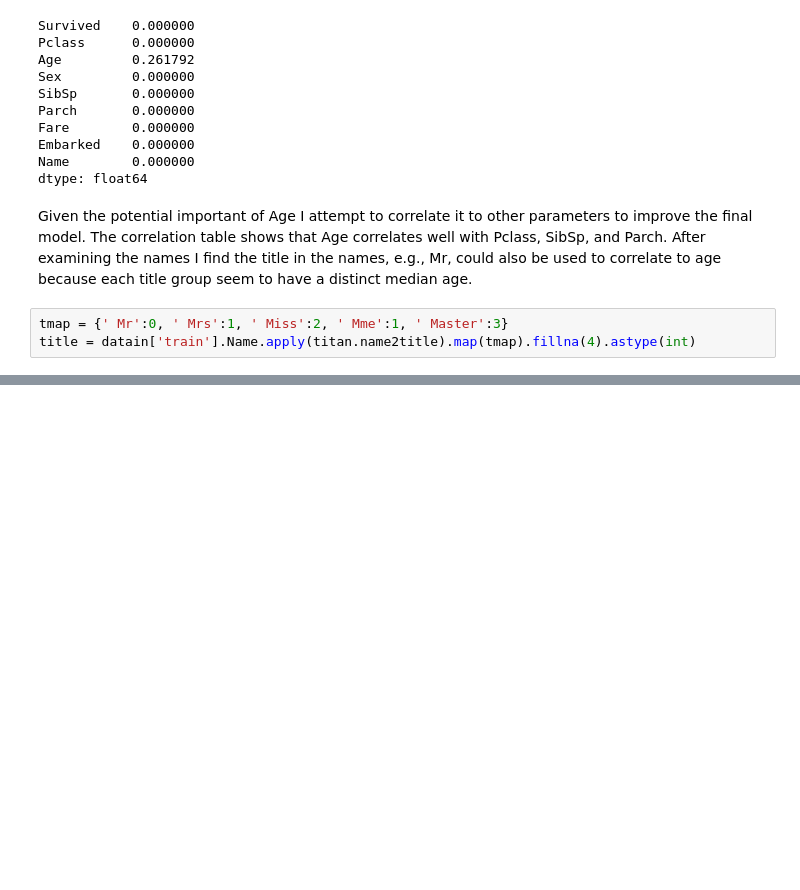
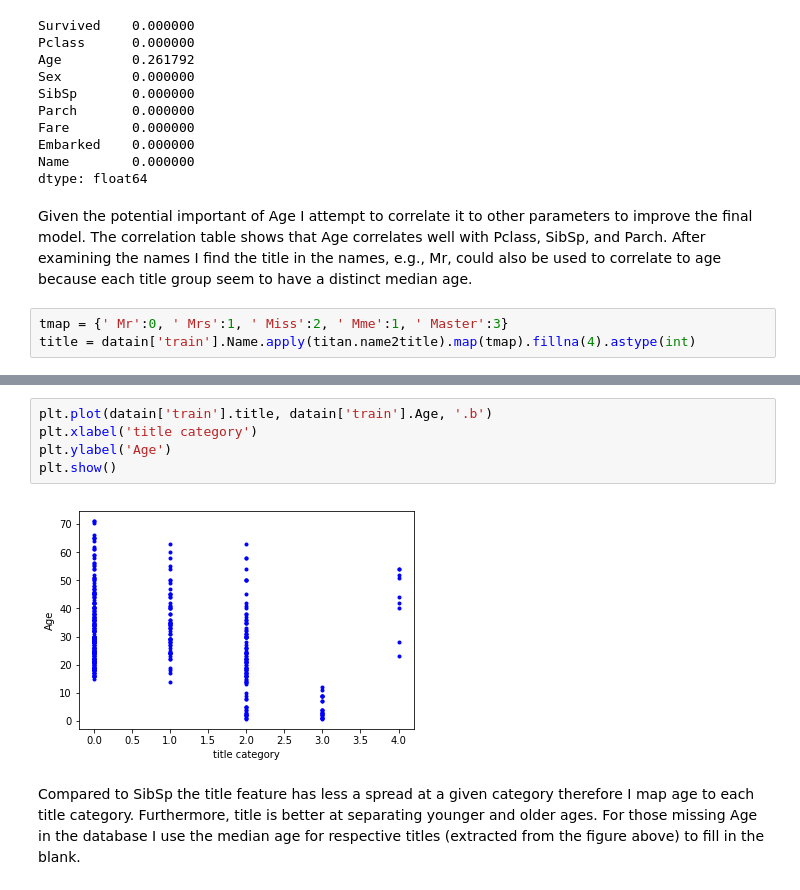
Before and after one commit to badGarnet/titanic_survive, a Jupyter notebook: Summary.ipynb, the cells around one changed output, grey strips where cells are left out. Cells and saved outputs as stored; diff of their text form; blank space fills up the shorter version.

```diff
--- a/Summary.ipynb
+++ b/Summary.ipynb
@@ -61,0 +80,9 @@ The correlation coefficient matrix shows that Age and extracted title are closel
+# %%
+plt.plot(datain['train'].title, datain['train'].Age, '.b')
+plt.xlabel('title category')
+plt.ylabel('Age')
+plt.show()
+# %% [output]
+[figure, added]
+# %% [markdown]
+Compared to SibSp the title feature has less a spread at a given category therefore I map age to each title category. Furthermore, title is better at separating younger and older ages. For those missing Age in the database I use the median age for respective titles (extracted from the figure above) to fill in the blank.
```
Also changed, not shown: parts of 36 cells of this notebook, 3 other files.
